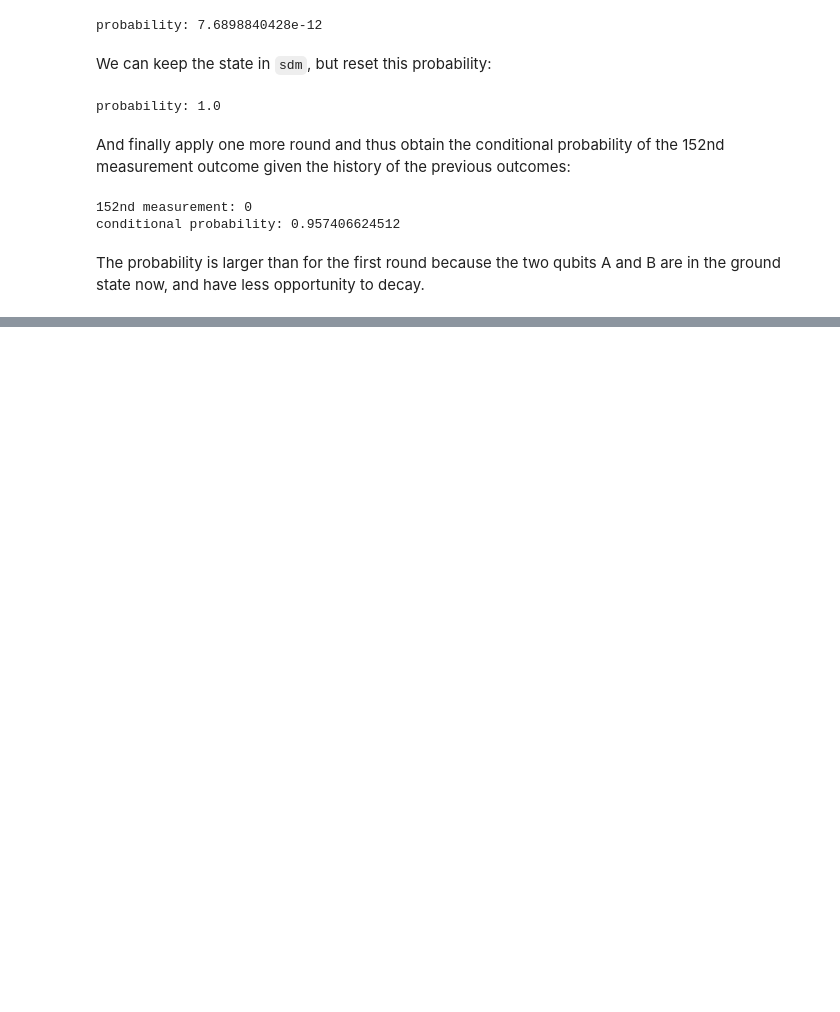
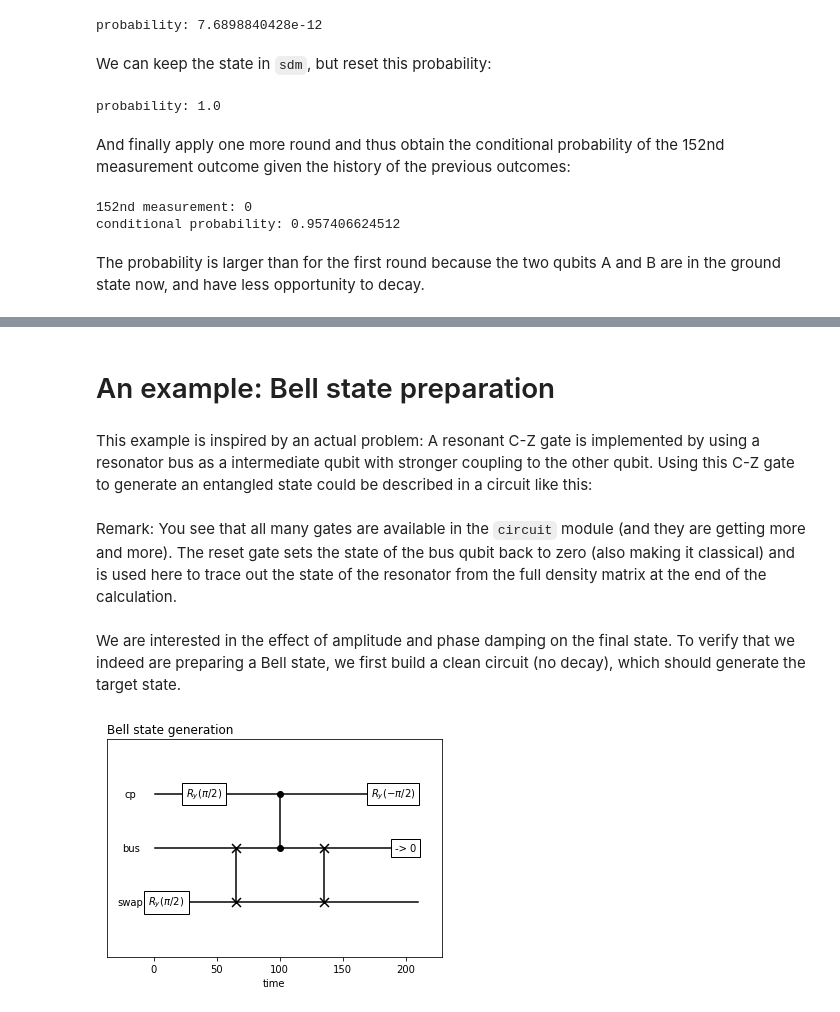
Before and after one commit to quantumsim/quantumsim, a Jupyter notebook: Introduction.ipynb, the cells around one changed output, grey strips where cells are left out. Cells and saved outputs as stored; diff of their text form; code cells hidden in the pictures; blank space fills up the shorter version.

Commit message:
update introduction*
removed old parts, added bell state generation circuit as an example

```diff
--- a/Introduction.ipynb
+++ b/Introduction.ipynb
@@ -222,0 +163,34 @@ for i in range(30):
+# %% [markdown]
+# An example: Bell state preparation
+# %% [markdown]
+This example is inspired by an actual problem: A resonant C-Z gate is implemented by using a resonator bus as a intermediate qubit with stronger coupling to the other qubit. Using this C-Z gate to generate an entangled state could be described in a circuit like this:
+# %%
+def bell_state_circuit(t1_cp=np.inf, t2_cp=np.inf, t1_bus=np.inf, t2_bus=np.inf, t1_swap=np.inf, t2_swap=np.inf):
+    c = quantumsim.circuit.Circuit("Bell state generation")
+    c.add_qubit("swap", t1=t1_swap, t2=t2_swap)
+    c.add_qubit("bus", t1=t1_bus, t2=t2_bus)
+    c.add_qubit("cp", t1=t1_cp, t2=t2_cp)
+
+    c.add_gate(quantumsim.circuit.RotateY("swap", angle=np.pi/2, time=10))
+    c.add_gate(quantumsim.circuit.RotateY("cp", angle=np.pi/2, time=40))
+    c.add_gate(quantumsim.circuit.ISwap("swap", "bus", time=65))
+    c.add_gate(quantumsim.circuit.CPhase("cp", "bus", time=100))
+    c.add_gate(quantumsim.circuit.ISwap("swap", "bus", time=135))
+    c.add_gate(quantumsim.circuit.RotateY("cp", angle=-np.pi/2, time=190))
+    c.add_gate(quantumsim.circuit.ResetGate("bus", time=200, state=0))
+
+    c.add_waiting_gates(tmin=0, tmax=200)
+
+    c.order()
+    return c
+# %% [markdown]
+Remark: You see that all many gates are available in the `circuit` module (and they are getting more and more).
+The reset gate sets the state of the bus qubit back to zero (also making it classical) and is used here to trace out the state of the resonator from the full density matrix at the end of the calculation.
+# %% [markdown]
+We are interested in the effect of amplitude and phase damping on the final state.
+To verify that we indeed are preparing a Bell state, we first build a clean circuit (no decay), which should generate the target state.
+# %%
+bell_circuit_clean = bell_state_circuit()
+bell_circuit_clean.plot()
+# %% [output]
+[figure, added]
```
Also changed, not shown: parts of 38 cells of this notebook.
